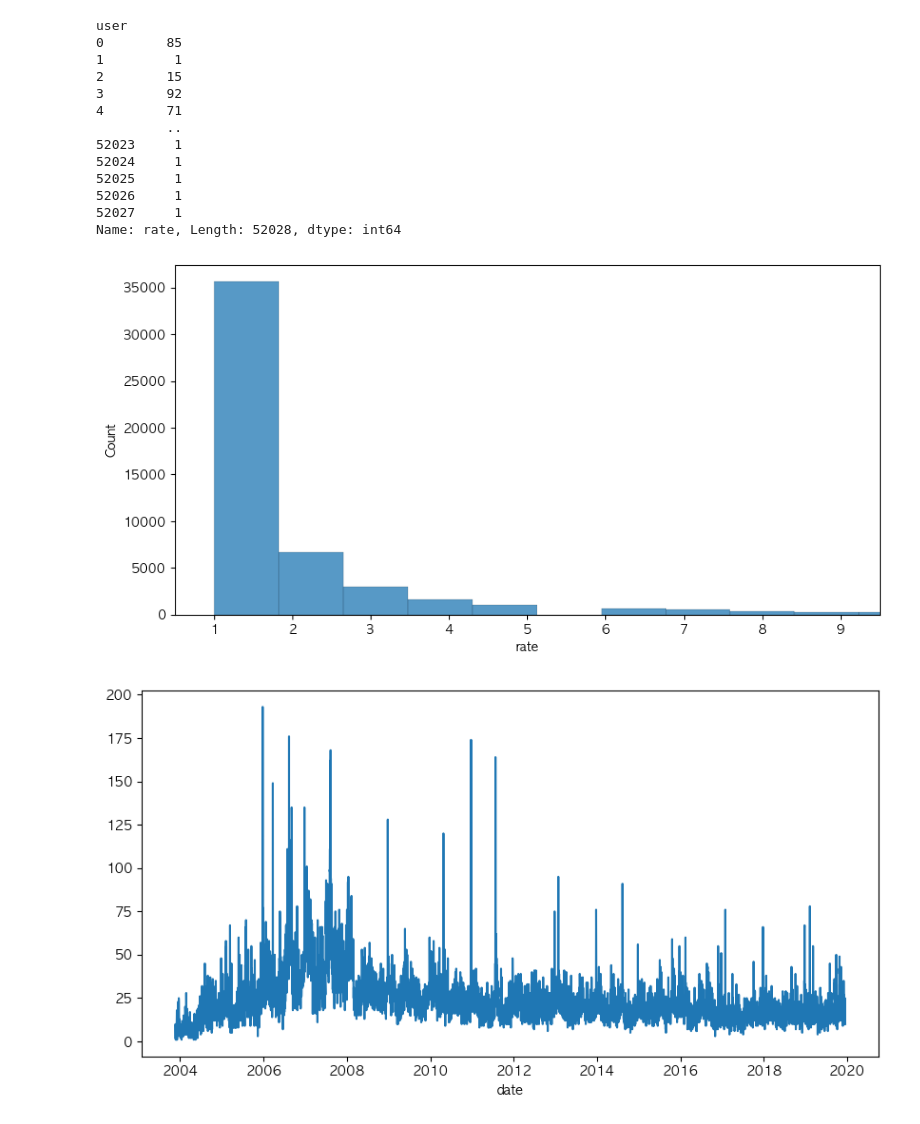
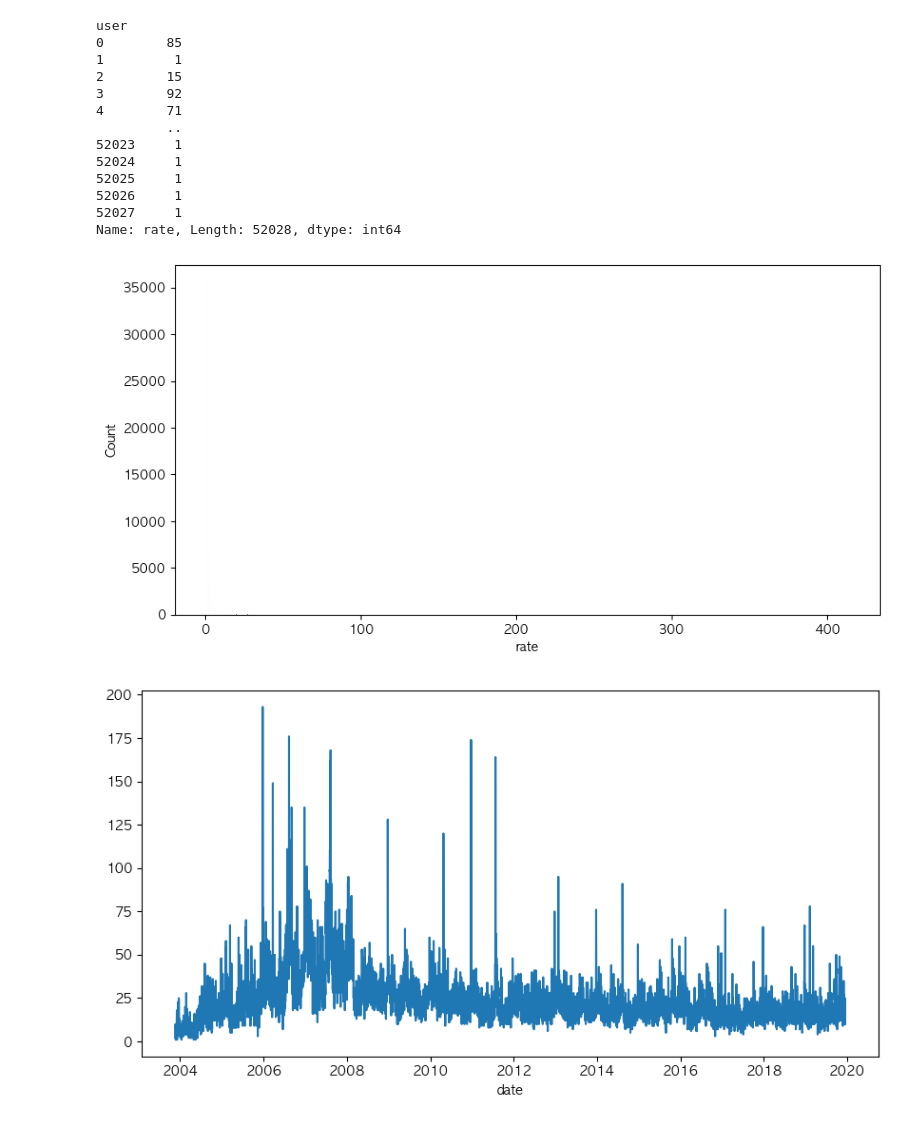
Before and after one commit to seokulee/codyssey, a Jupyter notebook: course02/question05.ipynb, the cells around one changed output. Cells and saved outputs as stored; diff of their text form; code cells hidden in the pictures.

```diff
--- a/course02/question05.ipynb
+++ b/course02/question05.ipynb
@@ -39,12 +39,12 @@ Name: rate, Length: 52028, dtype: int64
 # %%
 # 사용자별로 몇 편의 영화에 평점을 부여했는지 분포를 확인하라. (Histogram)
 
 fig, ax = plt.subplots(figsize=(10, 5))
-sns.histplot(user_rate_count, ax=ax, bins=500)
-plt.xlim(0.5, 9.5)
+sns.histplot(user_rate_count, ax=ax)
+# plt.xlim(0.5, 9.5)
 plt.show()
 # %% [output]
-[figure, old version]
+[figure, new version]
 # %%
 # 사용자의 활동패턴을 탐색하라 (lineplot)
 # 날짜별 평점
```
Also changed, not shown: parts of 2 cells of this notebook.
